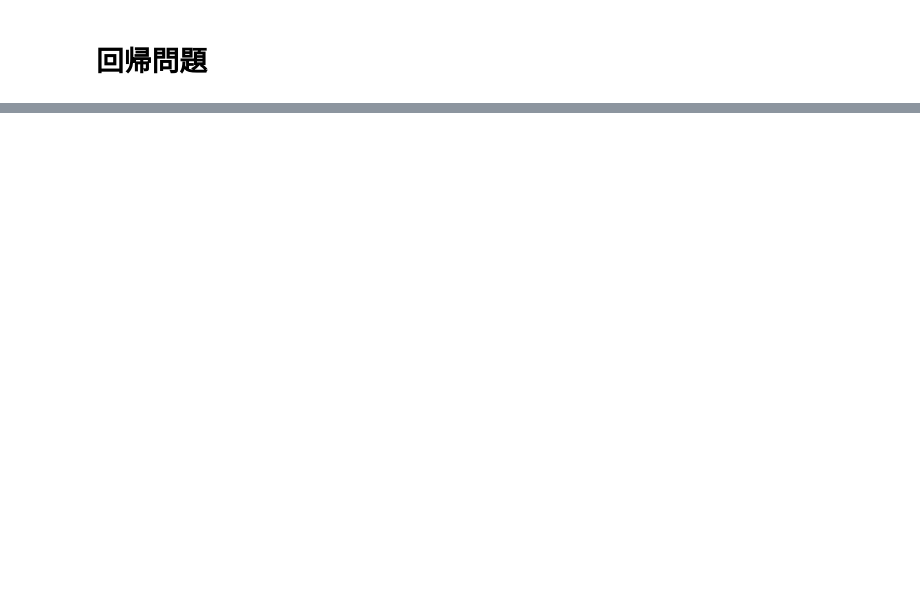
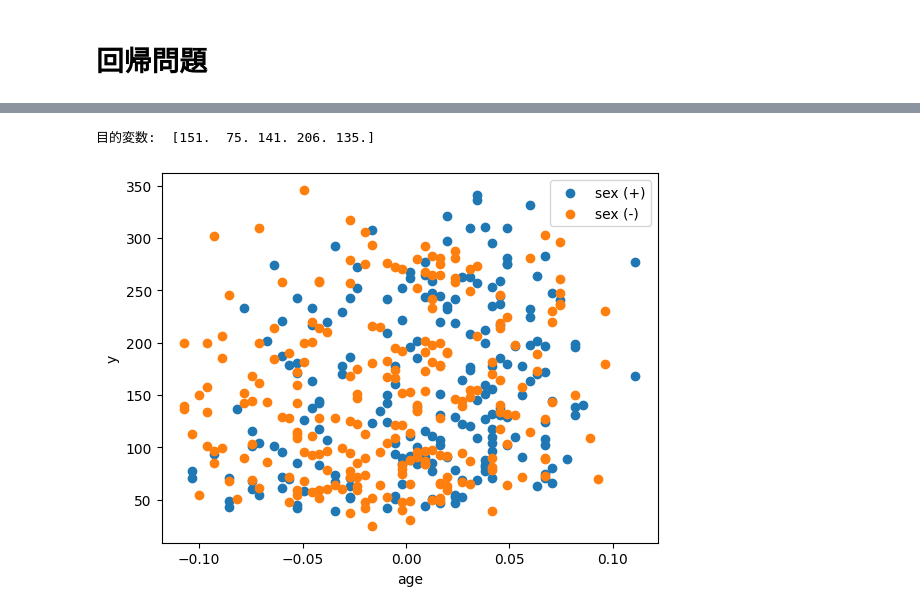
Before and after one commit to KodaiS/ML-study, a Jupyter notebook: basic_classification_and_regression.ipynb, the cells around one changed output, grey strips where cells are left out. Cells and saved outputs as stored; diff of their text form; code cells hidden in the pictures; blank space fills up the shorter version.

```diff
--- a/basic_classification_and_regression.ipynb
+++ b/basic_classification_and_regression.ipynb
@@ -103,0 +116,8 @@ plt.show()
+# %%
+# データを取得する
+diabetes = load_diabetes()
+
+X = diabetes.data   # 特徴量
+y = diabetes.target # 目的変数
+
+feature_names = diabetes.feature_names # 特徴量の名前
@@ -103,0 +164,19 @@ plt.show()
+# %%
+# :Target: Column 11 is a quantitative measure of disease progression one year after baseline
+
+# 先頭5データの目的変数を表示
+print("目的変数: ", y[:5])
+# %% [output]
+目的変数:  [151.  75. 141. 206. 135.]
+# %%
+# プロットに使う特徴量
+feat_x = 0
+
+plt.scatter(X[X[:, 1] > 0, feat_x], y[X[:, 1] > 0], label="sex (+)")
+plt.scatter(X[X[:, 1] < 0, feat_x], y[X[:, 1] < 0], label="sex (-)")
+plt.xlabel(feature_names[feat_x])
+plt.ylabel("y")
+plt.legend()
+plt.show()
+# %% [output]
+[figure, added]
```
Also changed, not shown: parts of 14 cells of this notebook.
